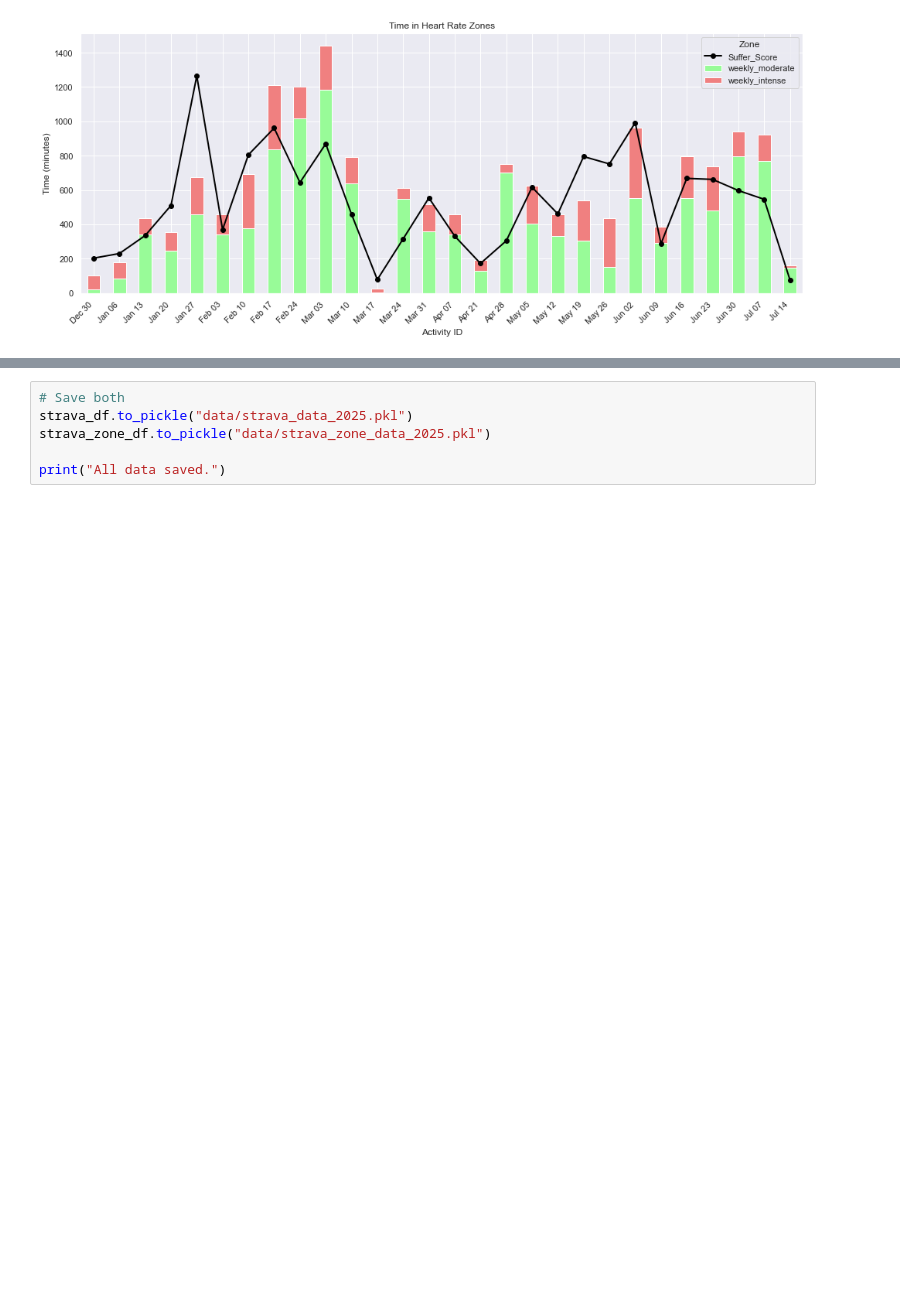
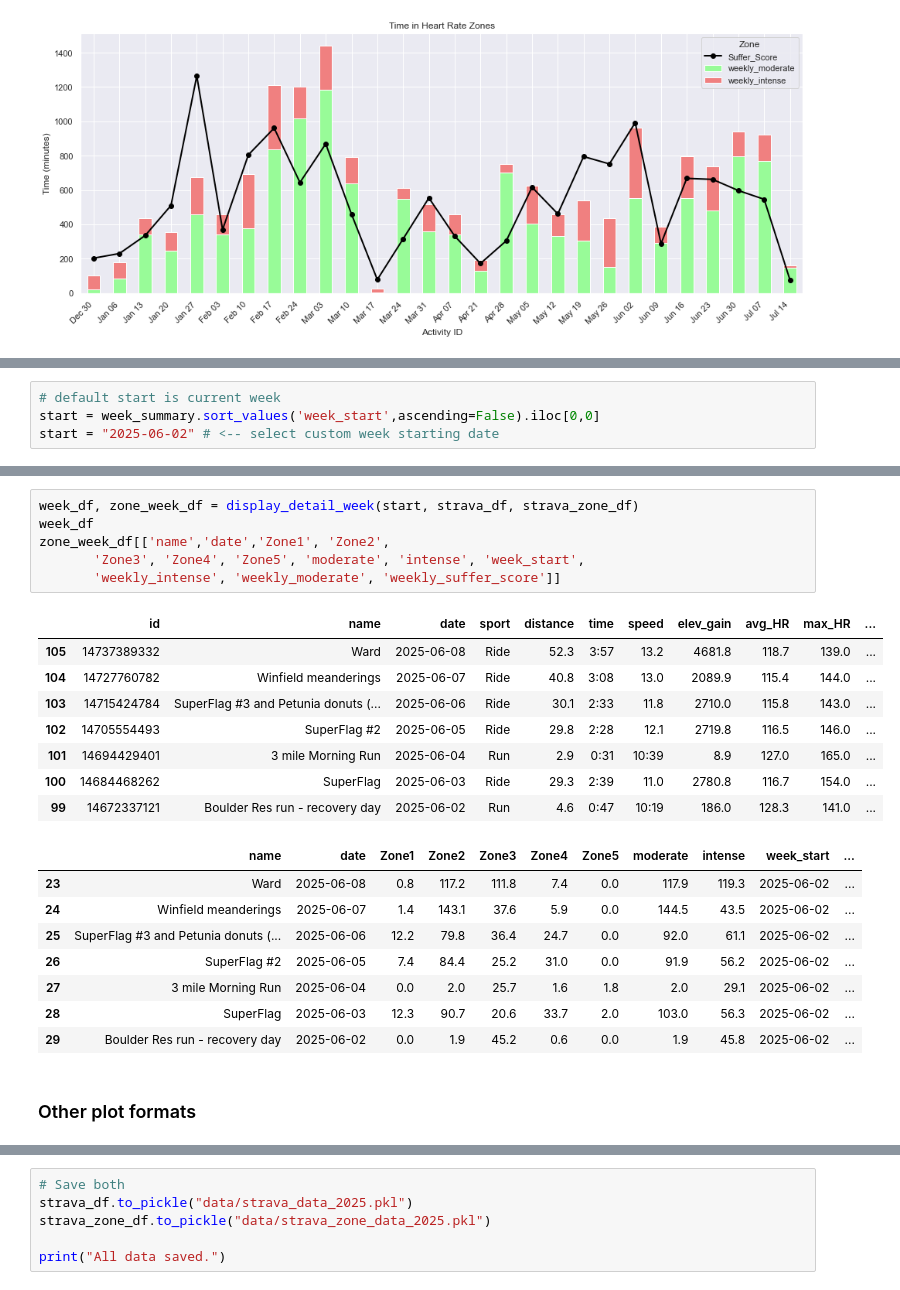
Before and after one commit to edterrell/healthy_heart, a Jupyter notebook: strava_API.ipynb, the cells around one changed output, grey strips where cells are left out. Cells and saved outputs as stored; diff of their text form; blank space fills up the shorter version.

```diff
--- a/strava_API.ipynb
+++ b/strava_API.ipynb
@@ -364,0 +307,4 @@ print(len(strava_zone_df))
+# %%
+# default start is current week
+start = week_summary.sort_values('week_start',ascending=False).iloc[0,0]
+start = "2025-06-02" # <-- select custom week starting date
@@ -364,0 +323,25 @@ print(len(strava_zone_df))
+# %%
+week_df, zone_week_df = display_detail_week(start, strava_df, strava_zone_df)
+week_df
+zone_week_df[['name','date','Zone1', 'Zone2',
+       'Zone3', 'Zone4', 'Zone5', 'moderate', 'intense', 'week_start',
+       'weekly_intense', 'weekly_moderate', 'weekly_suffer_score']]
+# %% [output]
+|  | id | name | date | sport | distance | time | speed | elev_gain | avg_HR | max_HR | ... |
+| 105 | 14737389332 | Ward | 2025-06-08 | Ride | 52.3 | 3:57 | 13.2 | 4681.8 | 118.7 | 139.0 | ... |
+| 104 | 14727760782 | Winfield meanderings | 2025-06-07 | Ride | 40.8 | 3:08 | 13.0 | 2089.9 | 115.4 | 144.0 | ... |
+| 103 | 14715424784 | SuperFlag #3 and Petunia donuts (... | 2025-06-06 | Ride | 30.1 | 2:33 | 11.8 | 2710.0 | 115.8 | 143.0 | ... |
+| 102 | 14705554493 | SuperFlag #2 | 2025-06-05 | Ride | 29.8 | 2:28 | 12.1 | 2719.8 | 116.5 | 146.0 | ... |
+| 101 | 14694429401 | 3 mile Morning Run | 2025-06-04 | Run | 2.9 | 0:31 | 10:39 | 8.9 | 127.0 | 165.0 | ... |
+| 100 | 14684468262 | SuperFlag | 2025-06-03 | Ride | 29.3 | 2:39 | 11.0 | 2780.8 | 116.7 | 154.0 | ... |
+| 99 | 14672337121 | Boulder Res run - recovery day | 2025-06-02 | Run | 4.6 | 0:47 | 10:19 | 186.0 | 128.3 | 141.0 | ... |
+|  | name | date | Zone1 | Zone2 | Zone3 | Zone4 | Zone5 | moderate | intense | week_start | ... |
+| 23 | Ward | 2025-06-08 | 0.8 | 117.2 | 111.8 | 7.4 | 0.0 | 117.9 | 119.3 | 2025-06-02 | ... |
+| 24 | Winfield meanderings | 2025-06-07 | 1.4 | 143.1 | 37.6 | 5.9 | 0.0 | 144.5 | 43.5 | 2025-06-02 | ... |
+| 25 | SuperFlag #3 and Petunia donuts (... | 2025-06-06 | 12.2 | 79.8 | 36.4 | 24.7 | 0.0 | 92.0 | 61.1 | 2025-06-02 | ... |
+| 26 | SuperFlag #2 | 2025-06-05 | 7.4 | 84.4 | 25.2 | 31.0 | 0.0 | 91.9 | 56.2 | 2025-06-02 | ... |
+| 27 | 3 mile Morning Run | 2025-06-04 | 0.0 | 2.0 | 25.7 | 1.6 | 1.8 | 2.0 | 29.1 | 2025-06-02 | ... |
+| 28 | SuperFlag | 2025-06-03 | 12.3 | 90.7 | 20.6 | 33.7 | 2.0 | 103.0 | 56.3 | 2025-06-02 | ... |
+| 29 | Boulder Res run - recovery day | 2025-06-02 | 0.0 | 1.9 | 45.2 | 0.6 | 0.0 | 1.9 | 45.8 | 2025-06-02 | ... |
+# %% [markdown]
+### Other plot formats
```
Also changed, not shown: parts of 13 cells of this notebook, 3 other files.
